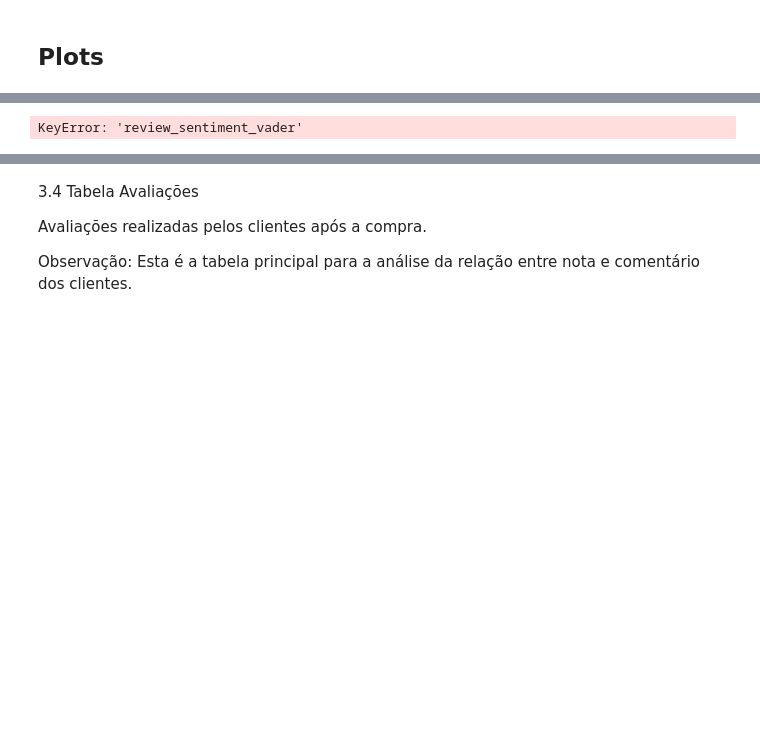
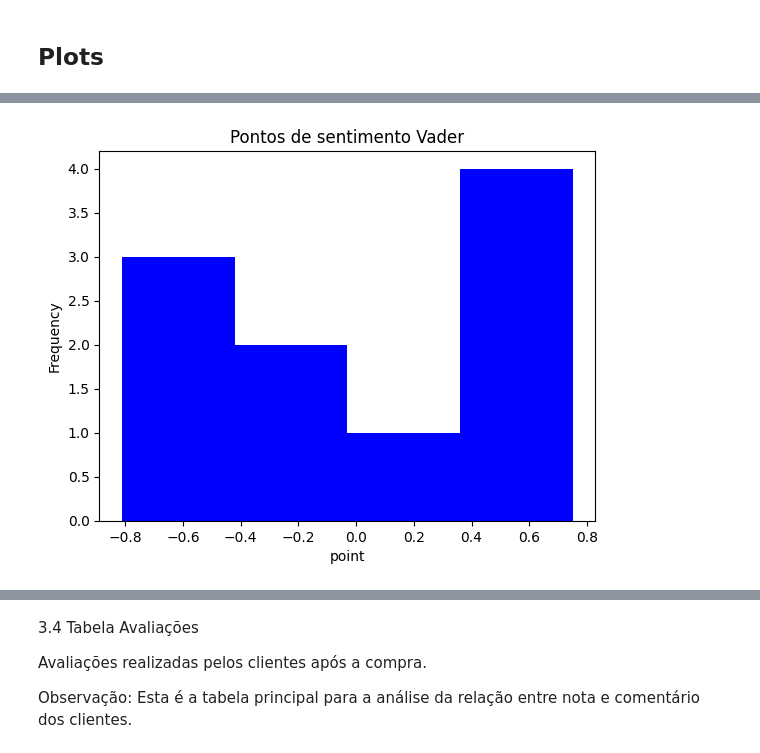
Before and after one commit to deveveryday/Projeto_Integrador_AWS_Poder_das_Palavras_Ciencia_de_Dados, a Jupyter notebook: project_eda_aws_100426.ipynb, the cells around one changed output, grey strips where cells are left out. Saved outputs shown, nothing was run; the diff lists cells and outputs as text; code cells hidden in the pictures; blank space fills up the shorter version.

```diff
--- a/project_eda_aws_100426.ipynb
+++ b/project_eda_aws_100426.ipynb
@@ -148,8 +154,8 @@ from textblob import TextBlob
 from deep_translator import GoogleTranslator
 
 
-#from google.colab import drive
-#drive.mount("/content/drive")
+from google.colab import drive
+drive.mount("/content/drive")
 
-#path = "/content/drive/MyDrive/cdai/ColabNotebooks/csv/"
-path = ""
+path = "/content/drive/MyDrive/cdai/ColabNotebooks/csv/"
+#path = ""
@@ -779,4 +792,6 @@ criar coluna para cada biblioteca usada
 # %%
-df_review_clean.to_parquet("base1.parquet", index=False)
+df_review_clean.to_parquet(path + "base1.parquet", index=False)
+
+df_parquet = pd.read_parquet(path + "base1.parquet")
 # %% [markdown]
 ## Plots
@@ -795,11 +812,11 @@ Name: review_sentiment_justino, dtype: float64
 # %%
 #Vader
-plt.hist(df_review_clean['review_sentiment_vader'].sample(, bins=4, color='blue')
+plt.hist(df_parquet['review_score_vader'].sample(10), bins=4, color='blue')
 plt.title('Pontos de sentimento Vader')
 plt.xlabel('point')
 plt.ylabel('Frequency')
 plt.show()
 # %% [output]
-KeyError: 'review_sentiment_vader'
+[figure, added]
 # %%
 #Transformers
```
Also changed, not shown: parts of 97 cells of this notebook.
